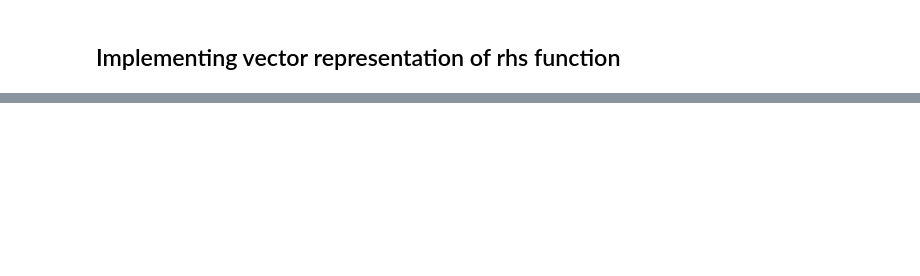
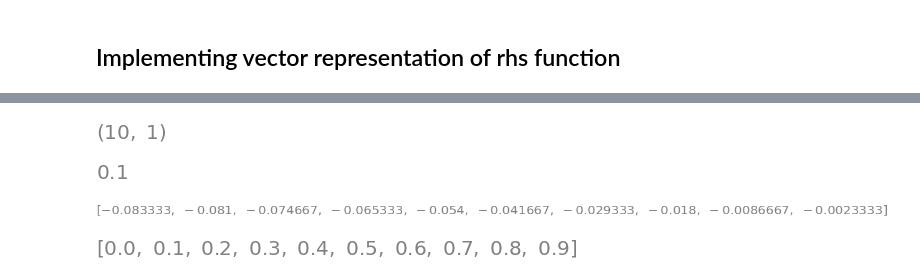
Before and after one commit to martina01natali/MMP, a Jupyter notebook: Project/Neumann/Ex_6-10.ipynb, the cells around one changed output, grey strips where cells are left out. Drawn from its saved outputs; the diff is of its cells as text; code cells hidden in the pictures; blank space fills up the shorter version.

```diff
--- a/Project/Neumann/Ex_6-10.ipynb
+++ b/Project/Neumann/Ex_6-10.ipynb
@@ -399,0 +463,2 @@ $\displaystyle \left[\begin{matrix}- 0.333333333333333 h^{2} + 0.5 h \left(1.0 h
+# %%
+K = Kij[0:-1, 0:-1]; K
@@ -399,0 +479,2 @@ $\displaystyle \left[\begin{matrix}- 0.333333333333333 h^{2} + 0.5 h \left(1.0 h
+# %%
+u = K.LUsolve(f); u
@@ -399,0 +483,19 @@ $\displaystyle \left[\begin{matrix}- 0.333333333333333 h^{2} + 0.5 h \left(1.0 h
+# %%
+shape(u)
+# %% [output]
+[figure, added]
+# %%
+# Now fix the length of the bar, e.g. l = 1 m, and substitute the value of h
+
+l = 1 # m
+hvalue = l/n; hvalue
+# %% [output]
+[figure, added]
+# %%
+y = list(u.subs(h, hvalue).evalf(5)); y
+# %% [output]
+[figure, added]
+# %%
+x = [0+hvalue*i for i in range(n)]; x
+# %% [output]
+[figure, added]
```
Also changed, not shown: parts of 23 cells of this notebook.
